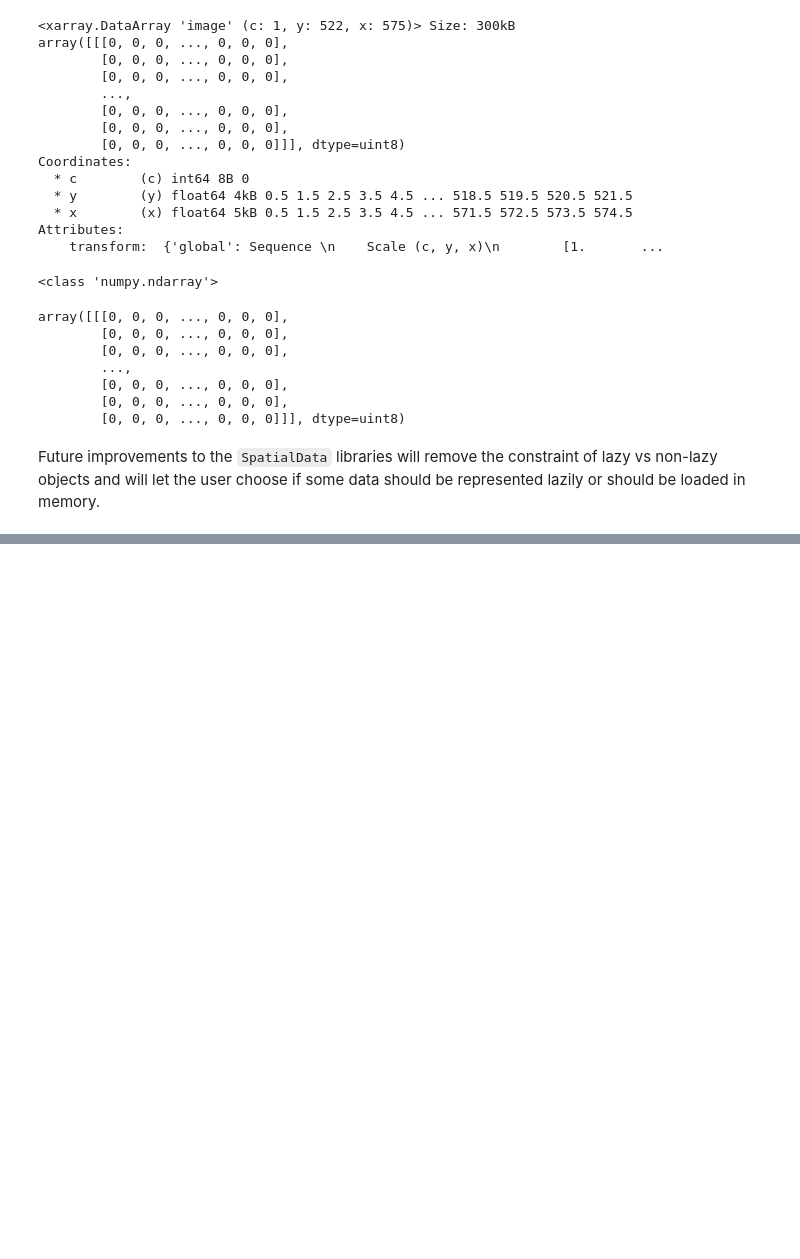
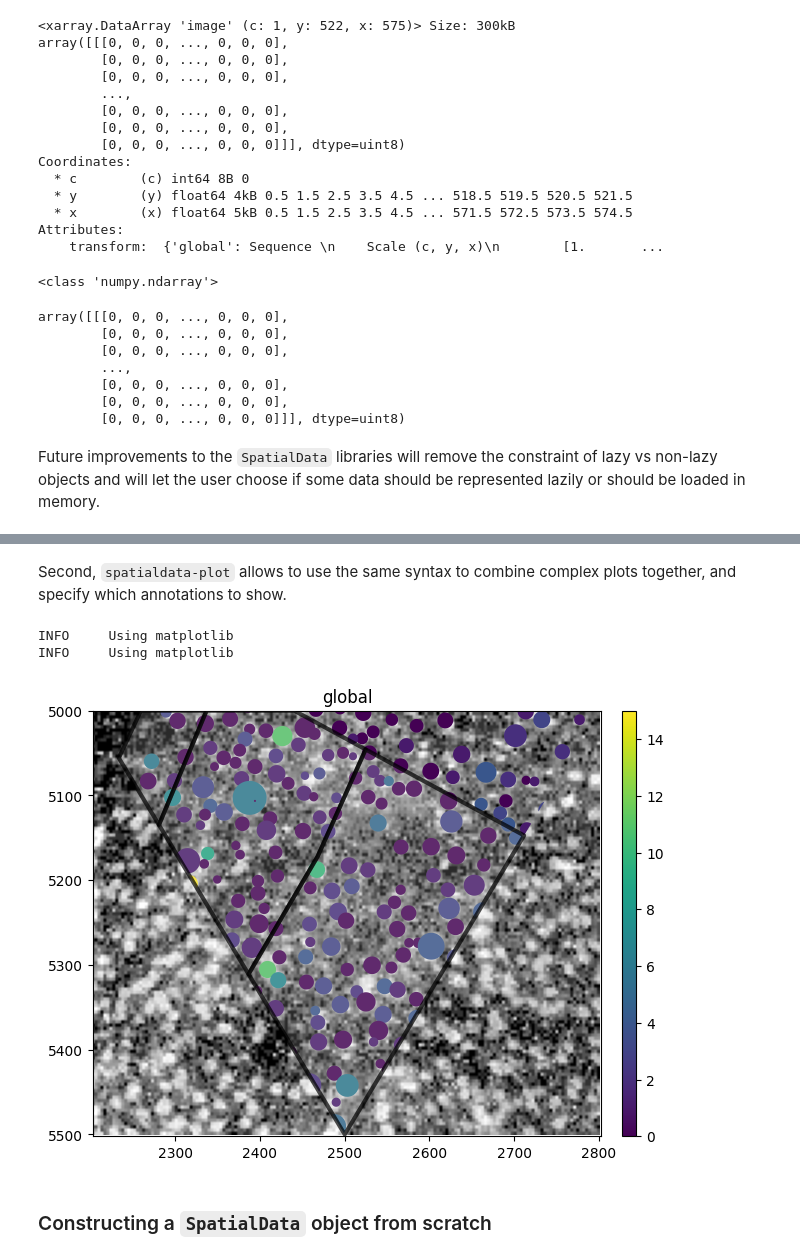
Before and after one commit to PMBio/spatialdata-workshops, a Jupyter notebook: notebooks/nb1_spatialdata_objects.ipynb, the cells around one changed output, grey strips where cells are left out. Drawn from its saved outputs; the diff is of its cells as text; code cells hidden in the pictures; blank space fills up the shorter version.

```diff
--- a/notebooks/nb1_spatialdata_objects.ipynb
+++ b/notebooks/nb1_spatialdata_objects.ipynb
@@ -876,0 +948,12 @@ TODO::::::::::::::: Explain data models.
+# %%
+from spatialdata import polygon_query
+
+polygon = Polygon([(2200, 5000), (2500, 5500), (2800, 5000)])
+
+sdata_cropped = polygon_query(
+    sdata_merfish,
+    polygon=polygon,
+    target_coordinate_system="global",
+    clip=True,
+)
+sdata_cropped
@@ -876,0 +975,18 @@ TODO::::::::::::::: Explain data models.
+# %% [markdown]
+Second, `spatialdata-plot` allows to use the same syntax to combine complex plots together, and specify which annotations to show.
+# %%
+sdata_cropped.pl.render_images(cmap="grey").pl.render_shapes(
+    "cells", color="Acta2"
+).pl.render_shapes(
+    "anatomical",
+    fill_alpha=0.2,
+    outline_alpha=0.7,
+    outline=True,
+    outline_width=3.0,
+).pl.show()
+# %% [output]
+INFO     Using matplotlib
+INFO     Using matplotlib
+[figure, added]
+# %% [markdown]
+### Constructing a `SpatialData` object from scratch
```
Also changed, not shown: parts of 24 cells of this notebook, 1 other file.
